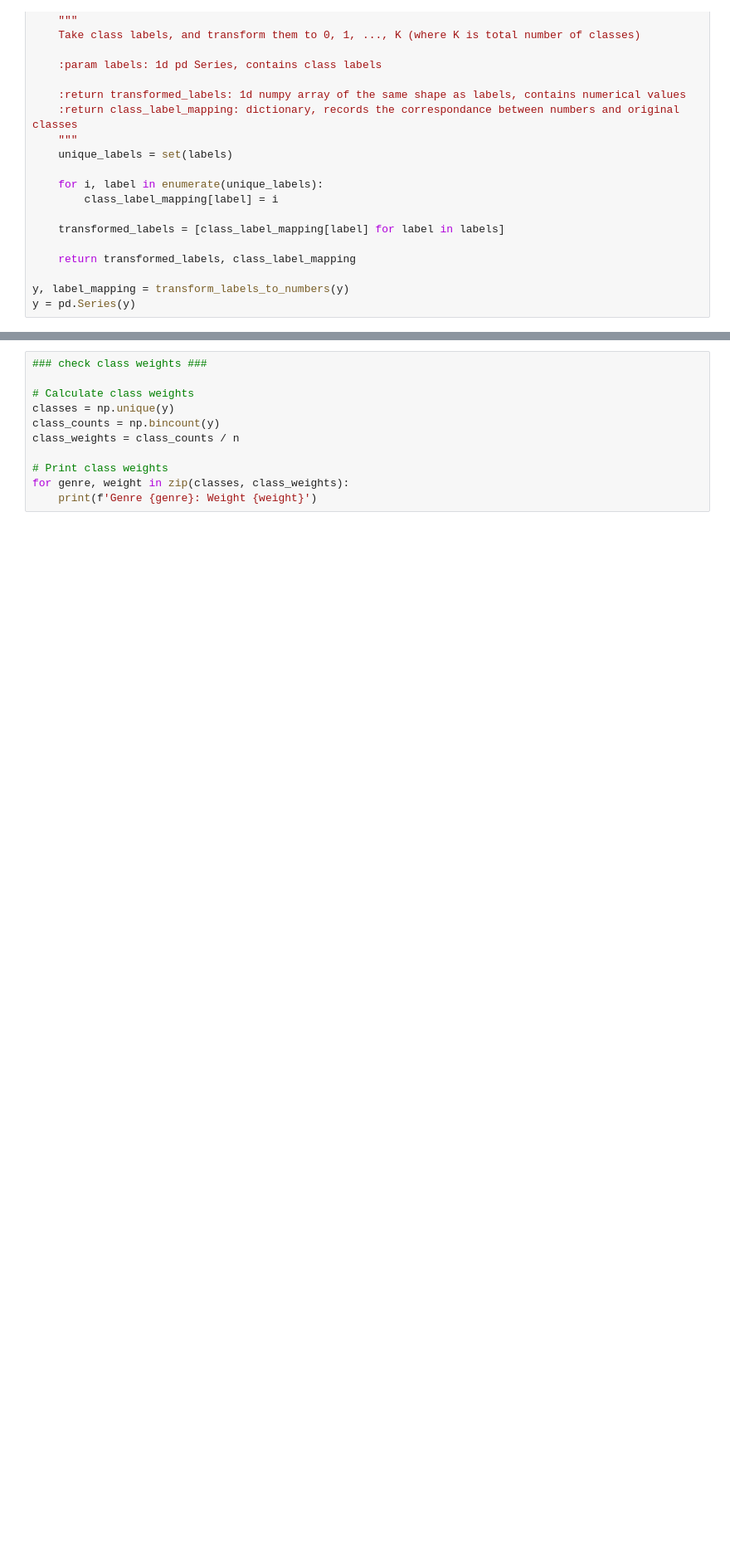
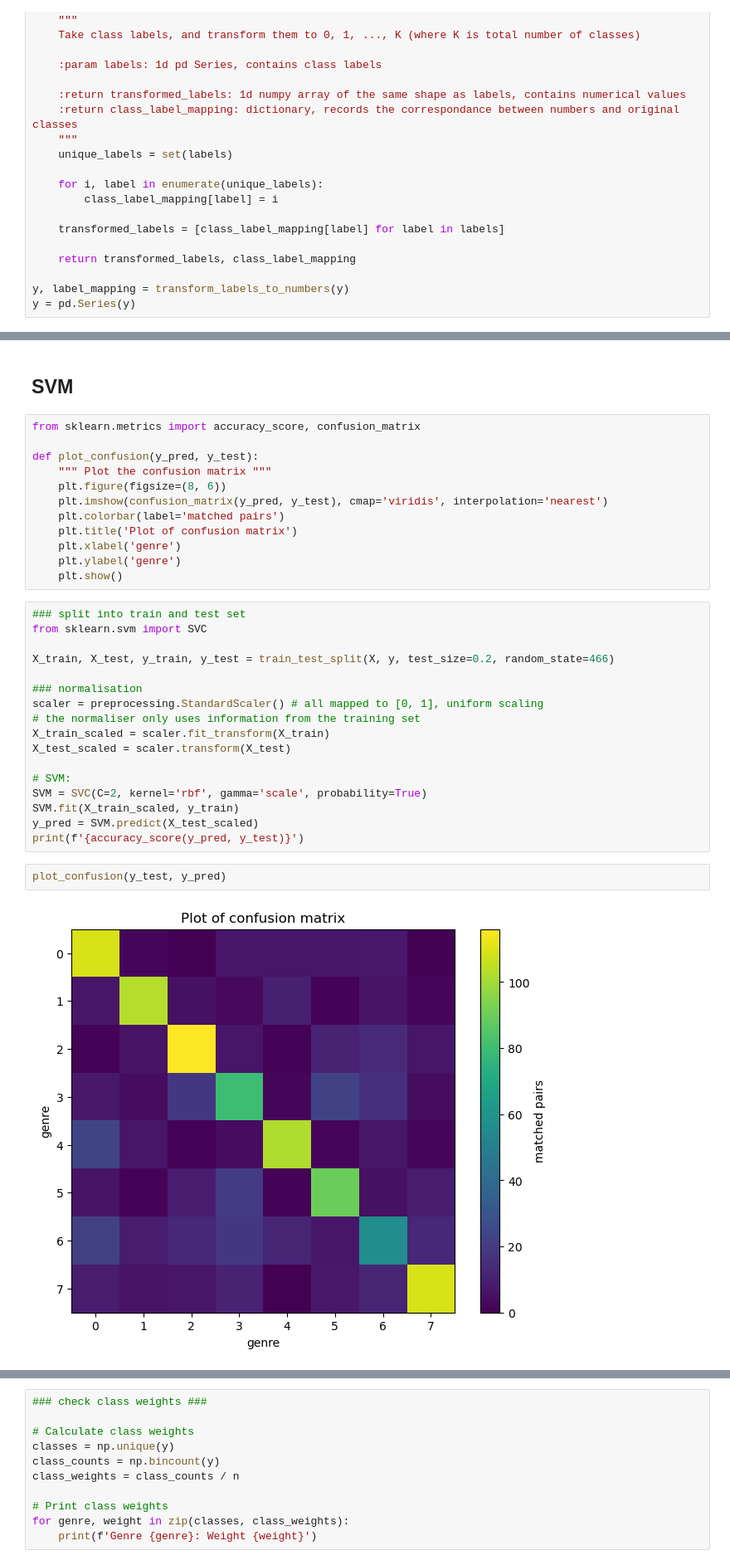
Before and after one commit to Daniel-Lin-S/SML_practical, a Jupyter notebook: AssessedPracticalSamplePythonCode.ipynb, the cells around one changed output, grey strips where cells are left out. Shown at 83% size. Drawn from its saved outputs; the diff is of its cells as text; blank space fills up the shorter version.

```diff
--- a/AssessedPracticalSamplePythonCode.ipynb
+++ b/AssessedPracticalSamplePythonCode.ipynb
@@ -57,0 +59,35 @@ X_test_scaled = pd.DataFrame(data=scaler.transform(X_test), columns=X.columns)
+# %% [markdown]
+## SVM
+# %%
+from sklearn.metrics import accuracy_score, confusion_matrix
+
+def plot_confusion(y_pred, y_test):
+    """ Plot the confusion matrix """
+    plt.figure(figsize=(8, 6))
+    plt.imshow(confusion_matrix(y_pred, y_test), cmap='viridis', interpolation='nearest')
+    plt.colorbar(label='matched pairs')
+    plt.title('Plot of confusion matrix')
+    plt.xlabel('genre')
+    plt.ylabel('genre')
+    plt.show()
+# %%
+### split into train and test set
+from sklearn.svm import SVC
+
+X_train, X_test, y_train, y_test = train_test_split(X, y, test_size=0.2, random_state=466)
+
+### normalisation
+scaler = preprocessing.StandardScaler() # all mapped to [0, 1], uniform scaling
+# the normaliser only uses information from the training set
+X_train_scaled = scaler.fit_transform(X_train)
+X_test_scaled = scaler.transform(X_test)
+
+# SVM:
+SVM = SVC(C=2, kernel='rbf', gamma='scale', probability=True)
+SVM.fit(X_train_scaled, y_train)
+y_pred = SVM.predict(X_test_scaled)
+print(f'{accuracy_score(y_pred, y_test)}')
+# %%
+plot_confusion(y_test, y_pred)
+# %% [output]
+[figure, added]
```
Also changed, not shown: parts of 6 cells of this notebook, 1 other file.
